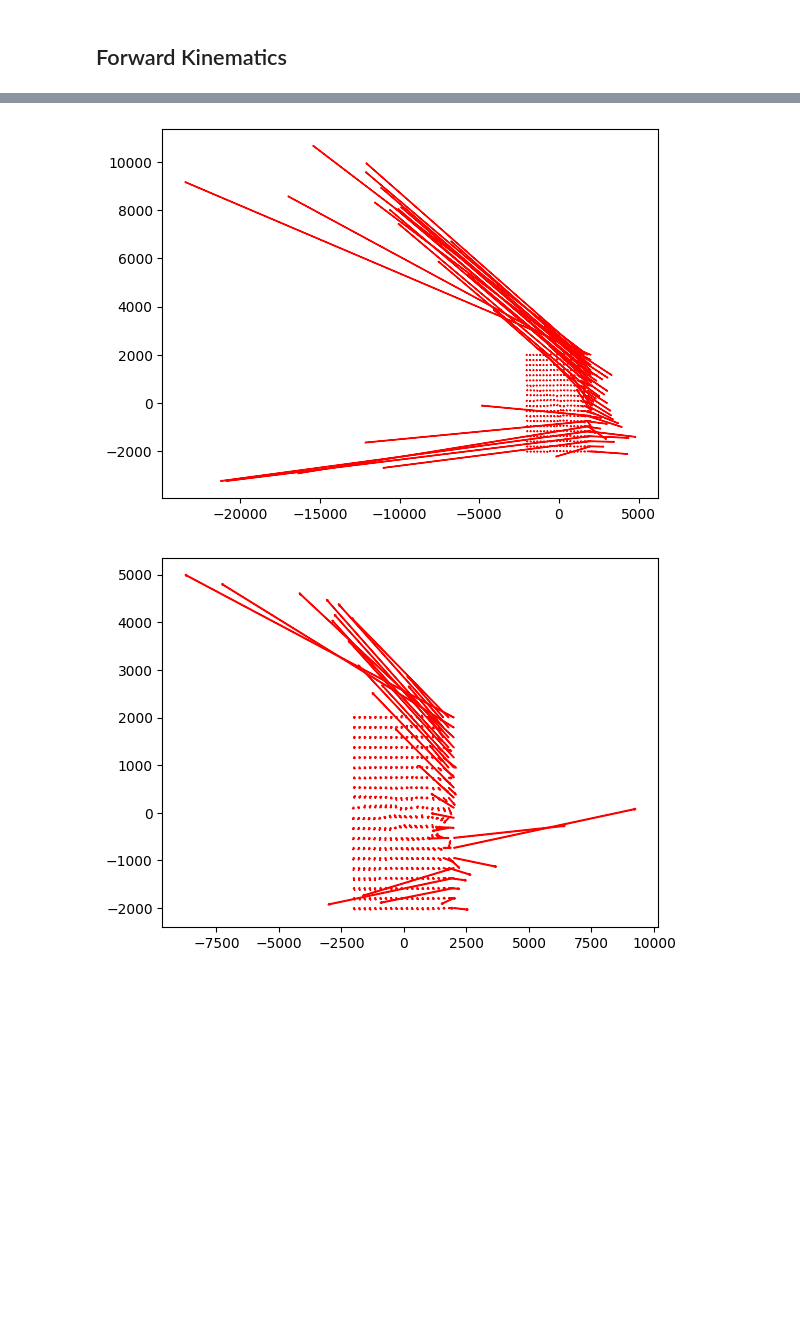
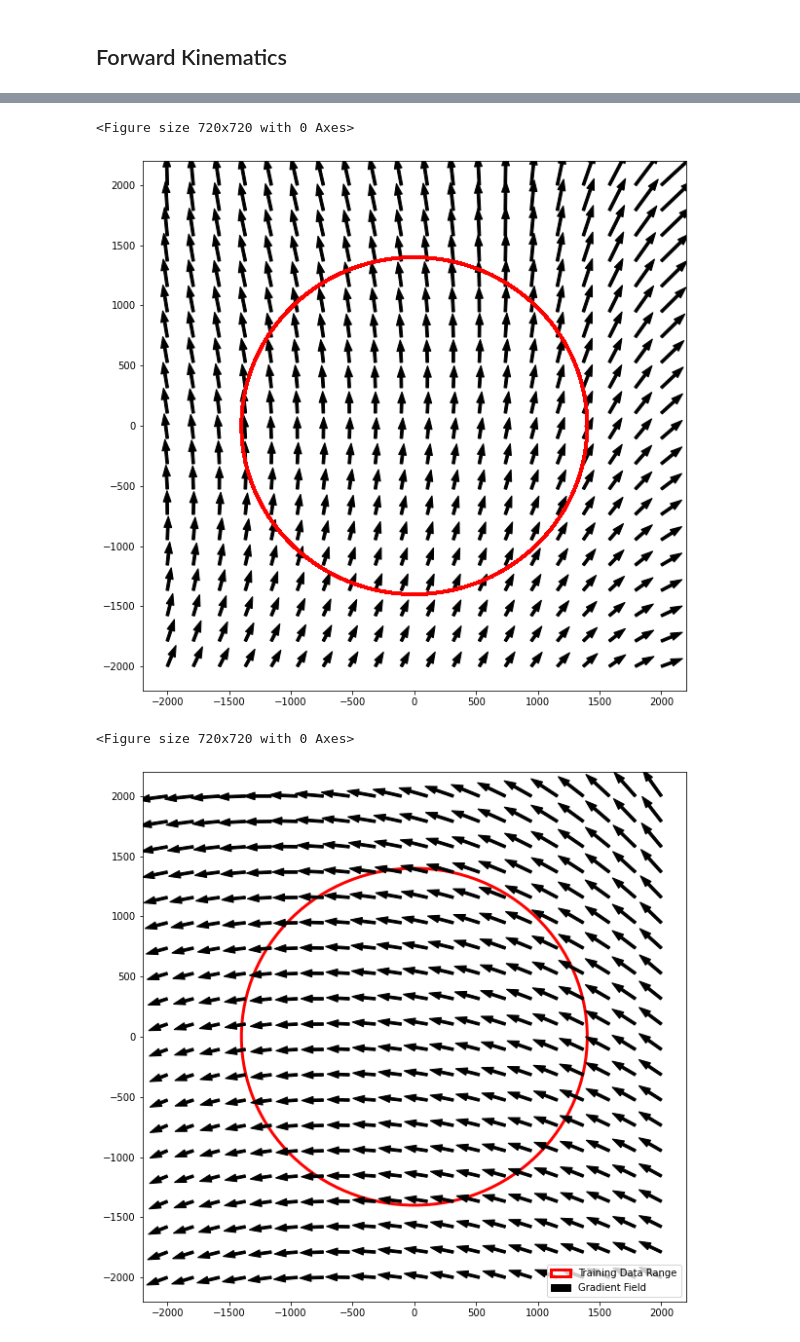
Before and after one commit to terry97-guel/KINN, a Jupyter notebook: code/control/fk_check.ipynb, the cells around one changed output, grey strips where cells are left out. Cells and saved outputs as stored; diff of their text form; code cells hidden in the pictures; blank space fills up the shorter version.

```diff
--- a/code/control/fk_check.ipynb
+++ b/code/control/fk_check.ipynb
@@ -1,5 +1,5 @@
 # %%
-path = "FC_PRIMNET/FINGER"
+path = "PRIMNET/FINGER"
 
 from path_handler import get_BASERDIR
 import os
@@ -64,7 +64,7 @@ if args.MODEL == 'PRIMNET':
 elif args.MODEL == 'FC_PRIMNET':
     model = FC_PRIMNET(args=args).to(args.device)
 
-model.load_state_dict(torch.load(BASEDIR/'results'/path/"weights/epoch_1000.pth"))
+model.load_state_dict(torch.load(BASEDIR/'results'/path/"weights/epoch_300.pth"))
 # %% [output]
 <All keys matched successfully>
 # %%
@@ -256,42 +275,61 @@ array([0.00285014, 0.01626727, 0.1023813 ], dtype=float32)
 # %%
 from jacobian import jacobian
 from functools import partial
 
 def forward_soro(soro,actuation):
     ps = soro(actuation)
     pos_EE = ps[:,-1,0:2,0]
 
     return pos_EE
 
 # plot jacobian field
 
+
 x = torch.linspace(-2000, 2000, 20)
 y = torch.linspace(-2000, 2000, 20)
 grid_x, grid_y = torch.meshgrid(x, y, indexing='ij')
 
+fig = plt.figure(figsize=(10,10))
+fig, ax = plt.subplots(figsize=(10,10))
 for (x,y) in zip(grid_x.flatten(), grid_y.flatten()):
     actuation = torch.FloatTensor([x,y]).reshape(1,-1)
     jac, pos_EE = jacobian(partial(forward_soro,model), actuation)
-    jac_act1 = jac[0,:,0,0] * 8e5 * 2
+    jac_act1 = jac[0,:,0,0] * 8e5 * 4
 
-    # plt plot arrow on position (x,y) to (x+jac_act[0], y+jac_act[1]))
-    # plt.arrow(x,y, jac_act1[0], jac_act1[1], color='r', alpha=1)
-    # change arrow width to 1
-    plt.arrow(x,y, jac_act1[0], jac_act1[1], color='r', alpha=1, width=14)
+    # plot range of training data
+    circle=plt.Circle((0,0),1400, linewidth=3, edgecolor='r', facecolor='none')
+    ax.add_patch(circle)
+
+    # plot field
+    ax.arrow(x,y, jac_act1[0], jac_act1[1], color='k', alpha=1, width=21)
+    plt.xlim(-2200, 2200)
+    plt.ylim(-2200, 2200)
 
 plt.show()
+
+fig = plt.figure(figsize=(10,10))
+fig, ax = plt.subplots(figsize=(10,10))
+
+# plot range of training data
+circle=plt.Circle((0,0),1400, linewidth=3, edgecolor='r', facecolor='none', label="Training Data Range")
+ax.add_patch(circle)
+plt.arrow(x,y, 0,0, color='k', alpha=1, width=0, label='Gradient Field')
 
 for (x,y) in zip(grid_x.flatten(), grid_y.flatten()):
     actuation = torch.FloatTensor([x,y]).reshape(1,-1)
     jac, pos_EE = jacobian(partial(forward_soro,model), actuation)
-    jac_act2 = jac[0,:,0,1] * 8e5 * 2
+    jac_act2 = jac[0,:,0,1] * 8e5 * 4
 
-    # plt plot arrow on position (x,y) to (x+jac_act[0], y+jac_act[1]))
-    # plt.arrow(x,y, jac_act1[0], jac_act1[1], color='r', alpha=1)
-    # change arrow width to 1
-    plt.arrow(x,y, jac_act2[0], jac_act2[1], color='r', alpha=1, width=14)
 
+    # plot field
+    plt.arrow(x,y, jac_act2[0], jac_act2[1], color='k', alpha=1, width=21)
+    plt.xlim(-2200, 2200)
+    plt.ylim(-2200, 2200)
+
+ax.legend()
 plt.show()
 # %% [output]
+<Figure size 720x720 with 0 Axes>
-[figure, old version]
+[figure, new version]
+<Figure size 720x720 with 0 Axes>
-[figure, old version]
+[figure, new version]
```
Also changed, not shown: parts of 12 cells of this notebook, 7 other files.
